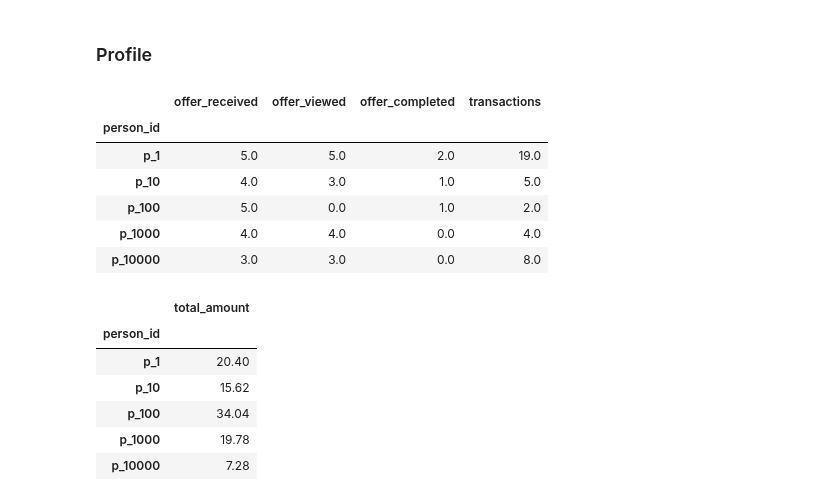
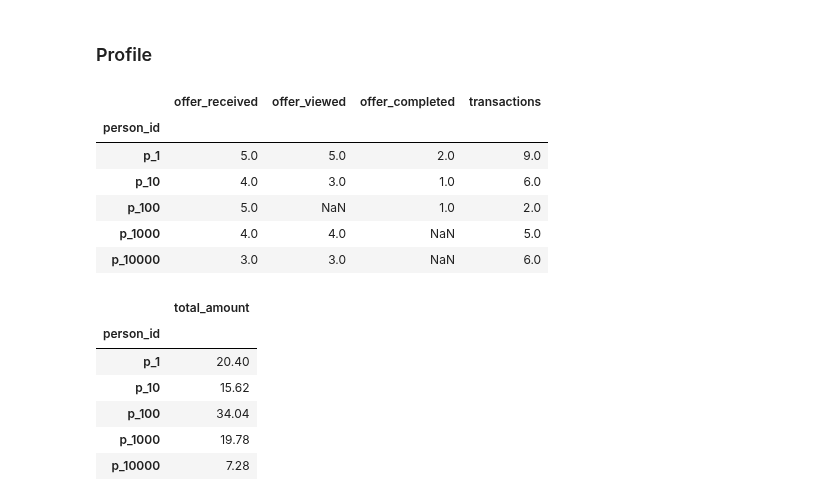
Before and after one commit to rbuerki/segmentation-challenge-starbucks, a Jupyter notebook: 1-data_prep.ipynb, the cells around one changed output. Drawn from its saved outputs; the diff is of its cells as text; code cells hidden in the pictures.

Commit message:
BUG: fix transaction count for aggregations

```diff
--- a/1-data_prep.ipynb
+++ b/1-data_prep.ipynb
@@ -652,24 +652,23 @@ portfolio_extended
 # %%
 """add aggregated data for promos, transactions"""  # note: views and completion only if within duration of actual offer
 
-promo_grouped = transcript_extended.groupby(['event', 'person_id']).count()
-promo_grouped.drop(['offer_id', 'amount', 'time'], axis=1, inplace=True)
+promo_grouped = pd.DataFrame(transcript_extended.groupby(['person_id', 'event']) ['time'].count())
 promo_grouped = promo_grouped.unstack(level='event')
-promo_grouped = promo_grouped.groupby(axis=1, level='event').agg(np.sum)
+promo_grouped.columns = promo_grouped.columns.droplevel()
 promo_grouped = promo_grouped.rename(columns={'transaction' : 'transactions'})
 promo_grouped = promo_grouped.reindex(columns = list(['offer received', 'offer viewed', 'offer completed', 'transactions']))
 promo_grouped = cleaning.edit_column_names(promo_grouped)  # cleans whitespace
 
 # check new dataframe
 display(promo_grouped.head())
 # %% [output]
 |  | offer_received | offer_viewed | offer_completed | transactions |
 | person_id |  |  |  |  |
-| p_1 | 5.0 | 5.0 | 2.0 | 19.0 |
-| p_10 | 4.0 | 3.0 | 1.0 | 5.0 |
-| p_100 | 5.0 | 0.0 | 1.0 | 2.0 |
-| p_1000 | 4.0 | 4.0 | 0.0 | 4.0 |
-| p_10000 | 3.0 | 3.0 | 0.0 | 8.0 |
+| p_1 | 5.0 | 5.0 | 2.0 | 9.0 |
+| p_10 | 4.0 | 3.0 | 1.0 | 6.0 |
+| p_100 | 5.0 | NaN | 1.0 | 2.0 |
+| p_1000 | 4.0 | 4.0 | NaN | 5.0 |
+| p_10000 | 3.0 | 3.0 | NaN | 6.0 |
 # %%
 # aggregate total spendings
 amount_grouped = pd.DataFrame(transcript_extended.groupby(['person_id'])['amount'].sum())
```
Also changed, not shown: parts of 1 cell of this notebook, 2 other files.
